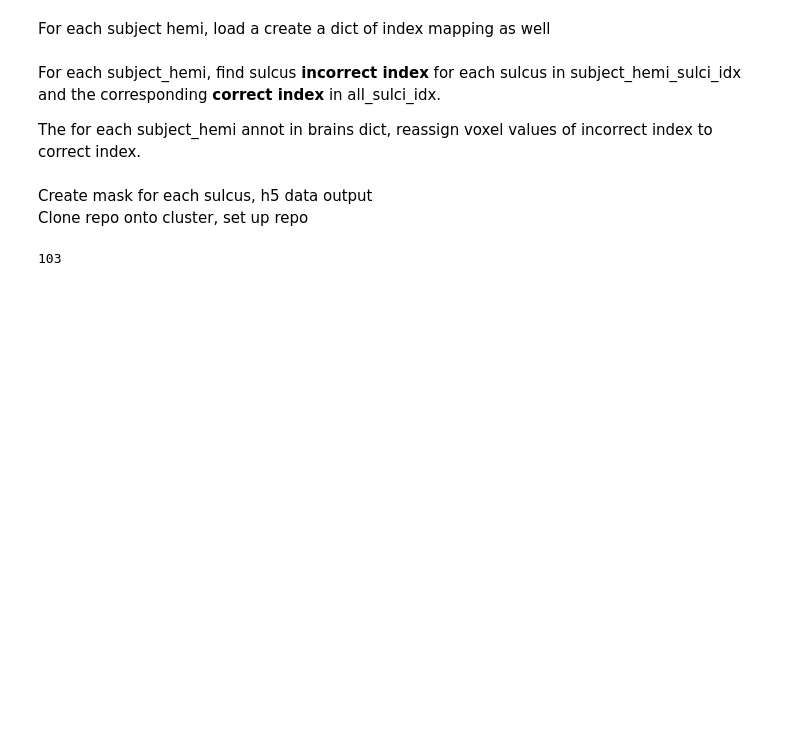
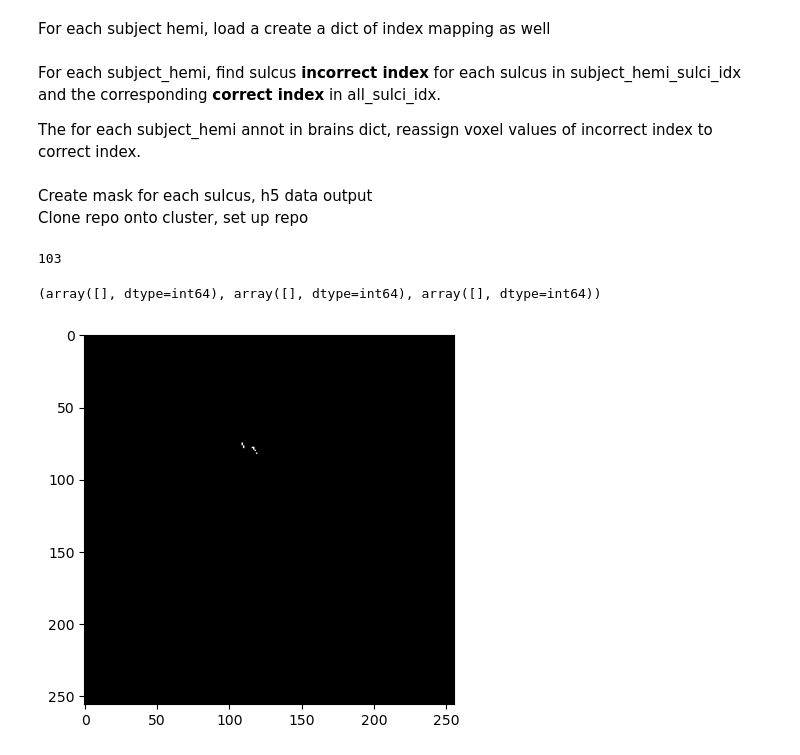
Before and after one commit to b-parker/CNL_scalpel, a Jupyter notebook: scripts/volume_scratch.ipynb, the cells around one changed output. Saved outputs shown, nothing was run; the diff lists cells and outputs as text; code cells hidden in the pictures; blank space fills up the shorter version.

```diff
--- a/scripts/volume_scratch.ipynb
+++ b/scripts/volume_scratch.ipynb
@@ -56,7 +56,7 @@ ax[1].imshow(stacked[0,:,:,100].T, cmap='gray');
 # %%
 subjects_dir = "/Users/benparker/Desktop/cnl/neurocluster/HCP/subjects"
 subjects_path_list = fsu.get_subjects_list(subjects_dir=subjects_dir,
-                                           subjects_list="/Users/benparker/Desktop/cnl/neurocluster/HCP/subject_lists/HCP_processed_subs_all.txt")[:5]
+                                           subjects_list="/Users/benparker/Desktop/cnl/neurocluster/HCP/subject_lists/HCP_processed_subs_all.txt")[:2]
 
 subjects = [Path(subject_path).name for subject_path in subjects_path_list]
 # %%
@@ -230,3 +230,11 @@ brains_masked = ppv.mask_brains_from_annot(subjects=subjects, brains=brains, all
 len(brains_masked['100206'])
 # %% [output]
 103
+# %%
+np.nonzero(brains_masked['100206'][100])
+# %% [output]
+(array([], dtype=int64), array([], dtype=int64), array([], dtype=int64))
+# %%
+plt.imshow(brains_masked['100206'][5][131,:,:].T, cmap='gray')  ;
+# %% [output]
+[figure, added]
```
Also changed, not shown: parts of 9 cells of this notebook, 1 other file.
